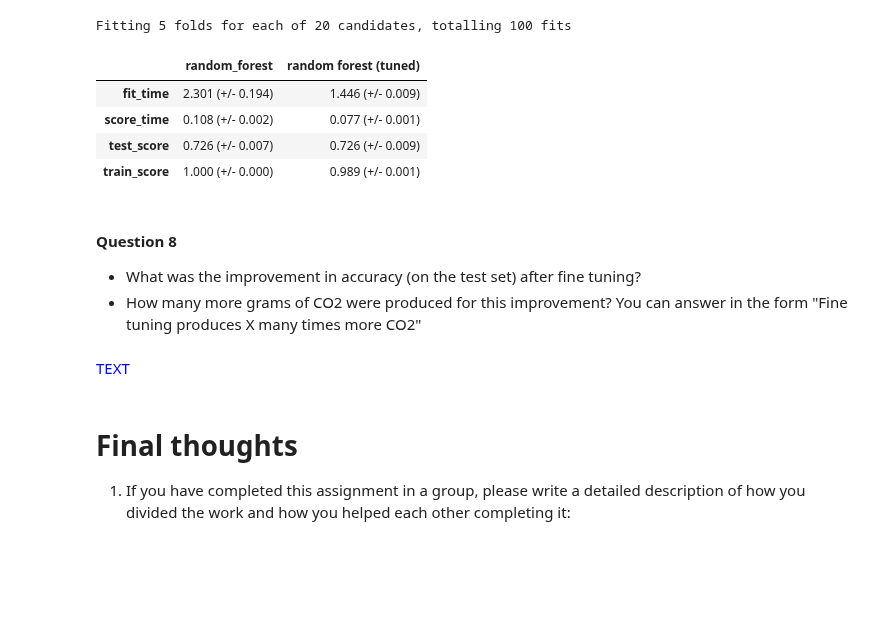
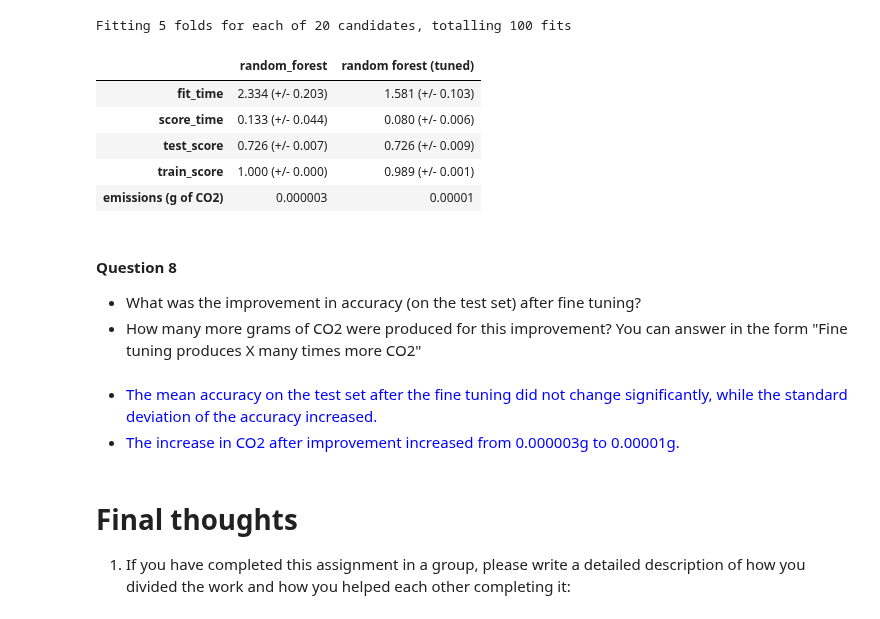
Before and after one commit to Nick-2003/DSCI-430-Group-2, a Jupyter notebook: Module 6/Module 6 Assignment (Nicholas Tam).ipynb, the cells around one changed output. Drawn from its saved outputs; the diff is of its cells as text; code cells hidden in the pictures; blank space fills up the shorter version.

```diff
--- a/Module 6/Module 6 Assignment (Nicholas Tam).ipynb
+++ b/Module 6/Module 6 Assignment (Nicholas Tam).ipynb
@@ -376,22 +382,28 @@ def mean_std_cross_val_scores(model, X_train, y_train, **kwargs):
 
 pipe_forest = Pipeline([
     ('ct', ct),
-    ('rf', RandomForestClassifier(class_weight="balanced", random_state=2))])
+    ('rf', RandomForestClassifier(class_weight="balanced", random_state=2))]
+                      )
 
+tracker1 = EmissionsTracker(log_level='error')
+tracker1.start()  # Starting the tracker
+try:
+    # Calling mean_std_cross_val_scores to fit and evaluate the model, and add the results to our dictionary
 
-# Calling mean_std_cross_val_scores to fit and evaluate the model, and add the results to our dictionary
-
-results["random_forest"] = mean_std_cross_val_scores(
-    pipe_forest, X_train, y_train, return_train_score=True
-)
+    results["random_forest"] = mean_std_cross_val_scores(
+        pipe_forest, X_train, y_train, return_train_score=True
+    )
+finally:
+    tracker1.stop()  # Stopping the tracker
+    emissions.append(tracker1.final_emissions_data.emissions)
 # %%
 # Now, we are going to tune the random forest model across 2 parameters: max_depth and n_estimators
+
 
 param_grid_rf = {
     "rf__n_estimators": randint(low=10, high=100),
     "rf__max_depth": randint(low=2, high=20),
 }
-
 random_search_rf = RandomizedSearchCV(
     pipe_forest,
     param_grid_rf,
@@ -402,35 +414,43 @@ random_search_rf = RandomizedSearchCV(
     return_train_score=True,
 )
 
-# Fine-tuning the random forest model
-random_search_rf.fit(X_train, y_train);
+tracker2 = EmissionsTracker(log_level='error')
+tracker2.start()  # Starting the tracker
+try:
+    # Fine-tuning the random forest model
+    random_search_rf.fit(X_train, y_train);
+    best_rf_model = random_search_rf.best_estimator_
 
-# Final fit and evaluation of the random forest model using the best paramaters found during tuning
-best_rf_model = random_search_rf.best_estimator_
-results["random forest (tuned)"] = mean_std_cross_val_scores(
-    best_rf_model, X_train, y_train, return_train_score=True
-)
+    # Final fit and evaluation of the random forest model using the best paramaters found during tuning
+    results["random forest (tuned)"] = mean_std_cross_val_scores(
+        best_rf_model, X_train, y_train, return_train_score=True
+    )
+finally:
+    tracker2.stop()  # Stopping the tracker
+    emissions.append(tracker2.final_emissions_data.emissions)
 # %% [output]
 Fitting 5 folds for each of 20 candidates, totalling 100 fits
 # %%
 # Run this cell to visualize some information on the models (including training and testing accuracy), and their emissions
 
 results_df = pd.DataFrame(results)
 results_df
-# results_df.loc['emissions (g of CO2)'] = emissions
-# results_df
+results_df.loc['emissions (g of CO2)'] = emissions
+results_df
 # %% [output]
 |  | random_forest | random forest (tuned) |
-| fit_time | 2.301 (+/- 0.194) | 1.446 (+/- 0.009) |
-| score_time | 0.108 (+/- 0.002) | 0.077 (+/- 0.001) |
+| fit_time | 2.334 (+/- 0.203) | 1.581 (+/- 0.103) |
+| score_time | 0.133 (+/- 0.044) | 0.080 (+/- 0.006) |
 | test_score | 0.726 (+/- 0.007) | 0.726 (+/- 0.009) |
 | train_score | 1.000 (+/- 0.000) | 0.989 (+/- 0.001) |
+| emissions (g of CO2) | 0.000003 | 0.00001 |
 # %% [markdown]
 #### Question 8
 - What was the improvement in accuracy (on the test set) after fine tuning?
 - How many more grams of CO2 were produced for this improvement? You can answer in the form "Fine tuning produces X many times more CO2"
 # %% [markdown]
-<span style="color:blue">TEXT</span>
+* <span style="color:blue">The mean accuracy on the test set after the fine tuning did not change significantly, while the standard deviation of the accuracy increased.</span>
+* <span style="color:blue">The increase in CO2 after improvement increased from 0.000003g to 0.00001g. </span>
 # %% [markdown]
 # Final thoughts
 
```
Also changed, not shown: parts of 8 cells of this notebook, 1 other file.
